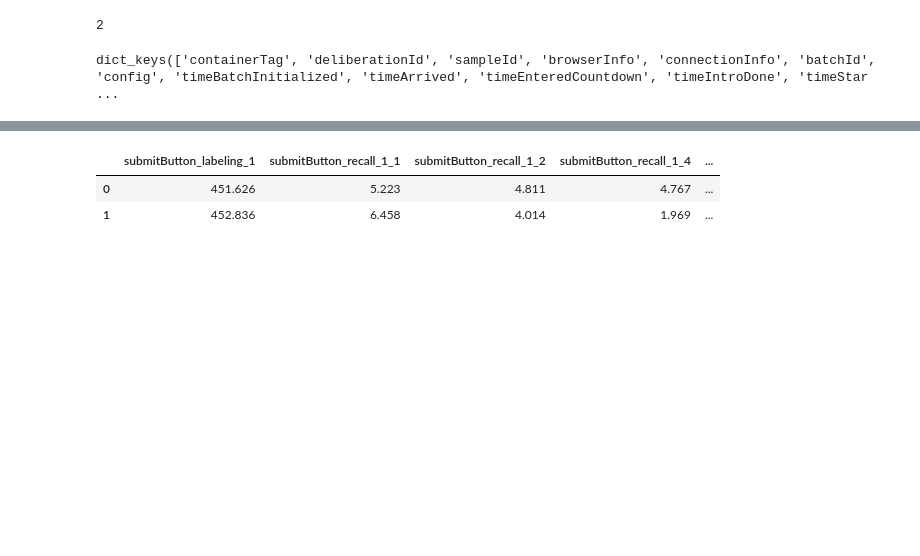
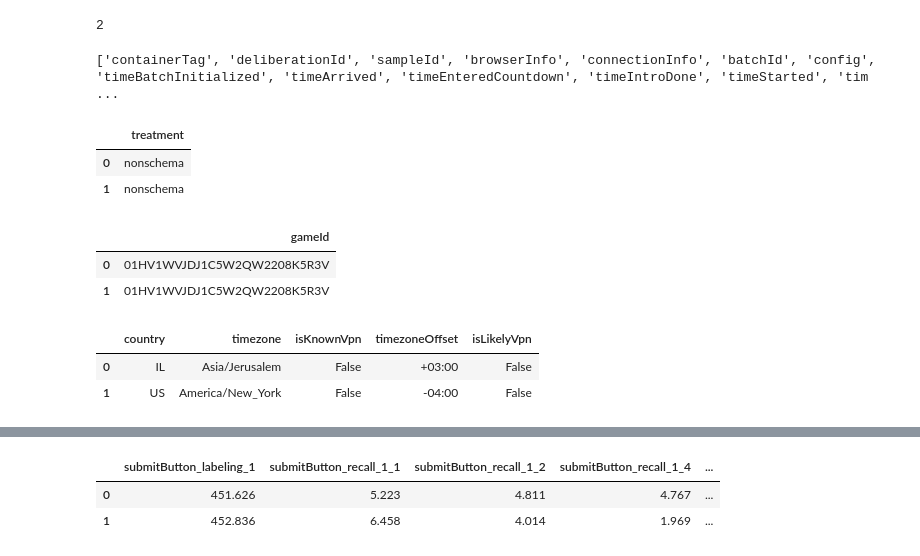
Before and after one commit to JamesPHoughton/organizational-schema-formation, a Jupyter notebook: pilot/analysis.ipynb, the cells around one changed output, grey strips where cells are left out. Cells and saved outputs as stored; diff of their text form; code cells hidden in the pictures; blank space fills up the shorter version.

```diff
--- a/pilot/analysis.ipynb
+++ b/pilot/analysis.ipynb
@@ -41,6 +45,28 @@ len(data)
 # %% [output]
 2
 # %%
-data[0].keys()
+print(list(data[0].keys()))
 # %% [output]
-dict_keys(['containerTag', 'deliberationId', 'sampleId', 'browserInfo', 'connectionInfo', 'batchId', 'config', 'timeBatchInitialized', 'timeArrived', 'timeEnteredCountdown', 'timeIntroDone', 'timeStar ...
+['containerTag', 'deliberationId', 'sampleId', 'browserInfo', 'connectionInfo', 'batchId', 'config', 'timeBatchInitialized', 'timeArrived', 'timeEnteredCountdown', 'timeIntroDone', 'timeStarted', 'tim ...
+# %%
+treatments = pd.DataFrame([row["treatment"]["name"] for row in data], columns=["treatment"])
+treatments
+# %% [output]
+|  | treatment |
+| 0 | nonschema |
+| 1 | nonschema |
+# %%
+gameIds = pd.DataFrame([row['gameId'] for row in data])
+gameIds.columns = ['gameId']
+gameIds
+# %% [output]
+|  | gameId |
+| 0 | 01HV1WVJDJ1C5W2QW2208K5R3V |
+| 1 | 01HV1WVJDJ1C5W2QW2208K5R3V |
+# %%
+connection_info = pd.DataFrame([row['connectionInfo'] for row in data])
+connection_info
+# %% [output]
+|  | country | timezone | isKnownVpn | timezoneOffset | isLikelyVpn |
+| 0 | IL | Asia/Jerusalem | False | +03:00 | False |
+| 1 | US | America/New_York | False | -04:00 | False |
```
Also changed, not shown: parts of 12 cells of this notebook, 1 other file.
